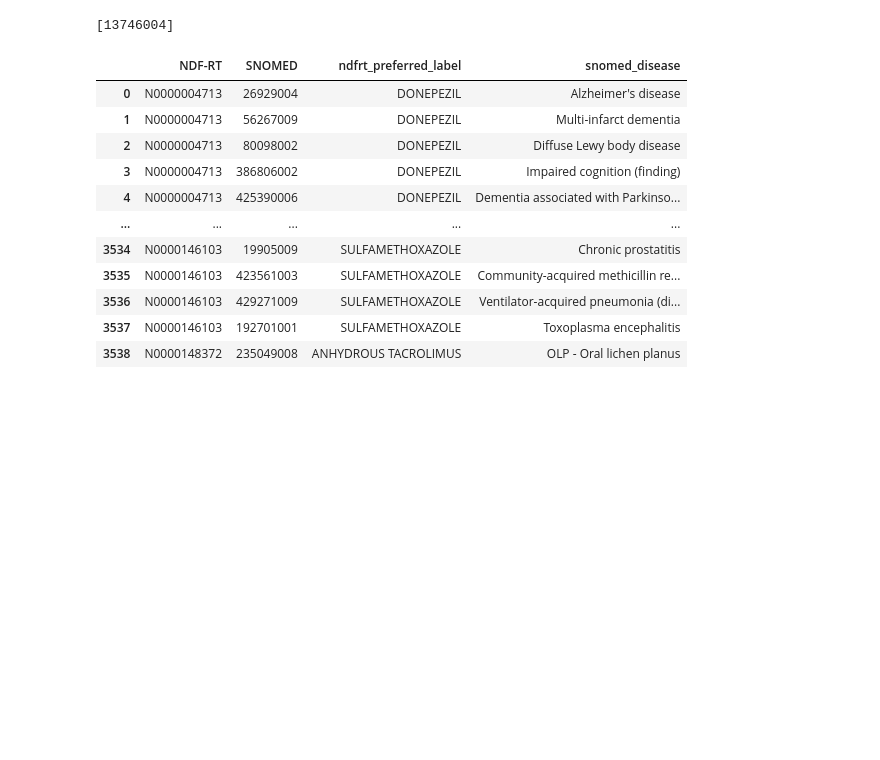
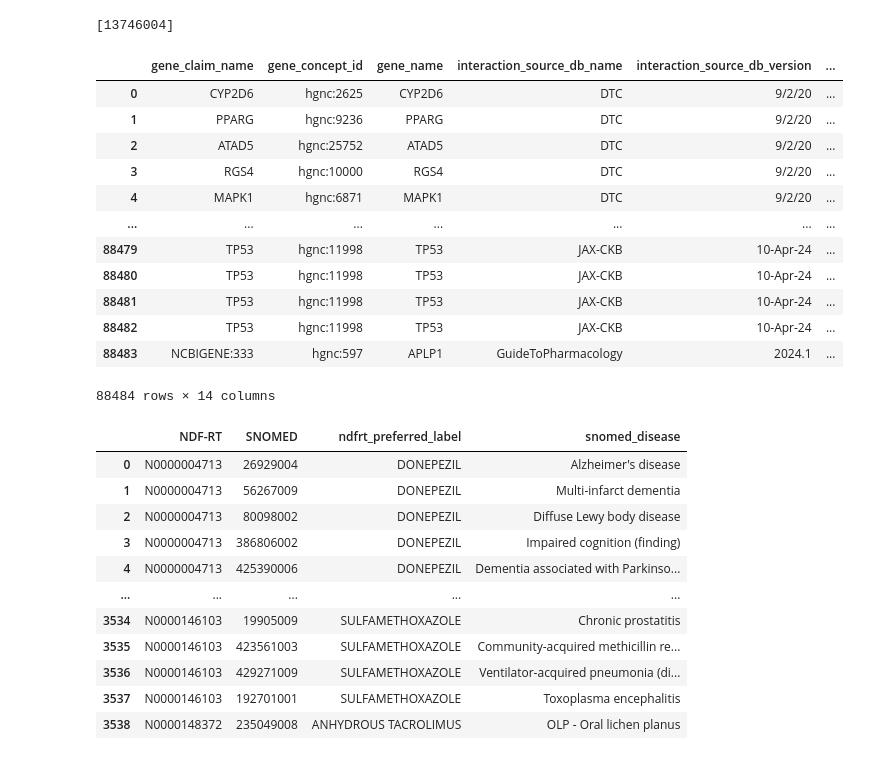
Before and after one commit to Monomanae/DDBC-hypergraph, a Jupyter notebook: Gen_Hypergraph/DrugGeneHypergraph.ipynb, the cells around one changed output. Saved outputs shown, nothing was run; the diff lists cells and outputs as text; code cells hidden in the pictures; blank space fills up the shorter version.

```diff
--- a/Gen_Hypergraph/DrugGeneHypergraph.ipynb
+++ b/Gen_Hypergraph/DrugGeneHypergraph.ipynb
@@ -48,6 +48,22 @@ DGIDB = pd.read_csv("../Data/DGIDB/DrugToGene.tsv", sep="\t")
 HUMANNET = pd.read_csv("../Data/HumanNet/HumanNet-GSP.tsv", sep="\t")
 DDDB = pd.read_csv("../Data/DDDB/DrugToDisease_DGIDB_naming.tsv", sep="\t")
 os.makedirs(OUTPUT_FOLDER, exist_ok=True)
+# %%
+DGIDB
+# %% [output]
+|  | gene_claim_name | gene_concept_id | gene_name | interaction_source_db_name | interaction_source_db_version | ... |
+| 0 | CYP2D6 | hgnc:2625 | CYP2D6 | DTC | 9/2/20 | ... |
+| 1 | PPARG | hgnc:9236 | PPARG | DTC | 9/2/20 | ... |
+| 2 | ATAD5 | hgnc:25752 | ATAD5 | DTC | 9/2/20 | ... |
+| 3 | RGS4 | hgnc:10000 | RGS4 | DTC | 9/2/20 | ... |
+| 4 | MAPK1 | hgnc:6871 | MAPK1 | DTC | 9/2/20 | ... |
+| ... | ... | ... | ... | ... | ... | ... |
+| 88479 | TP53 | hgnc:11998 | TP53 | JAX-CKB | 10-Apr-24 | ... |
+| 88480 | TP53 | hgnc:11998 | TP53 | JAX-CKB | 10-Apr-24 | ... |
+| 88481 | TP53 | hgnc:11998 | TP53 | JAX-CKB | 10-Apr-24 | ... |
+| 88482 | TP53 | hgnc:11998 | TP53 | JAX-CKB | 10-Apr-24 | ... |
+| 88483 | NCBIGENE:333 | hgnc:597 | APLP1 | GuideToPharmacology | 2024.1 | ... |
+88484 rows × 14 columns
 # %%
 DDDB
 # %% [output]
```
Also changed, not shown: parts of 1 cell of this notebook, 5 other files.
